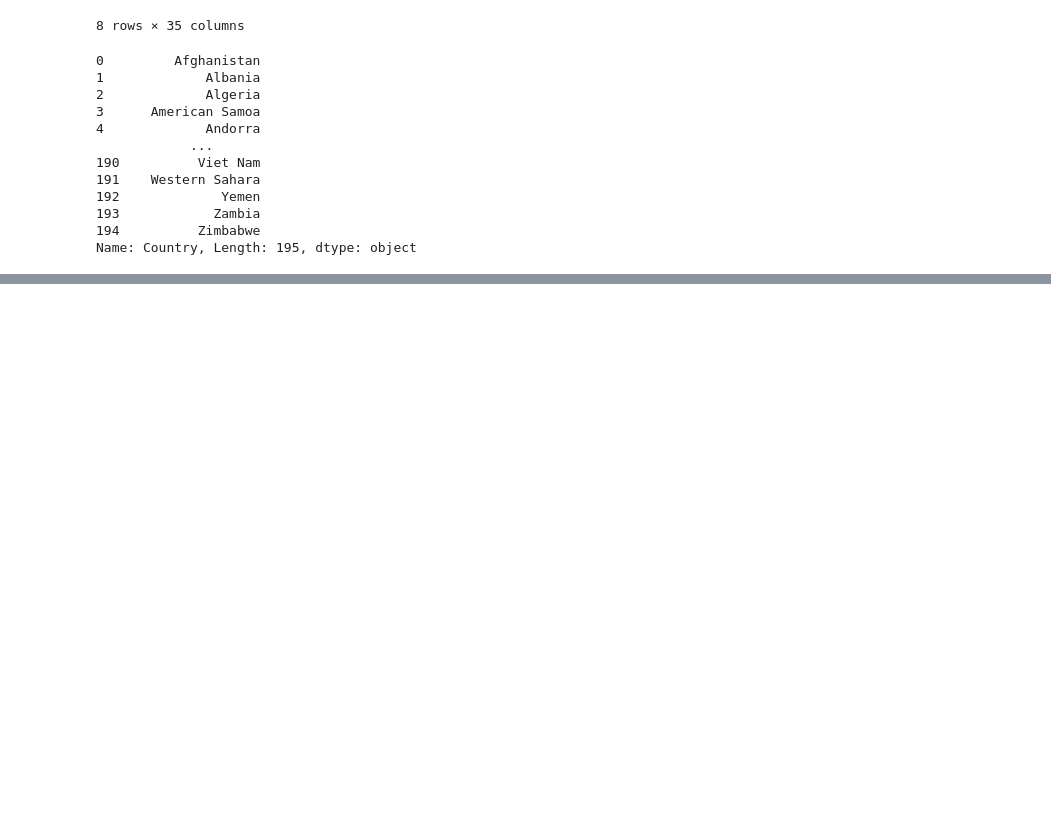
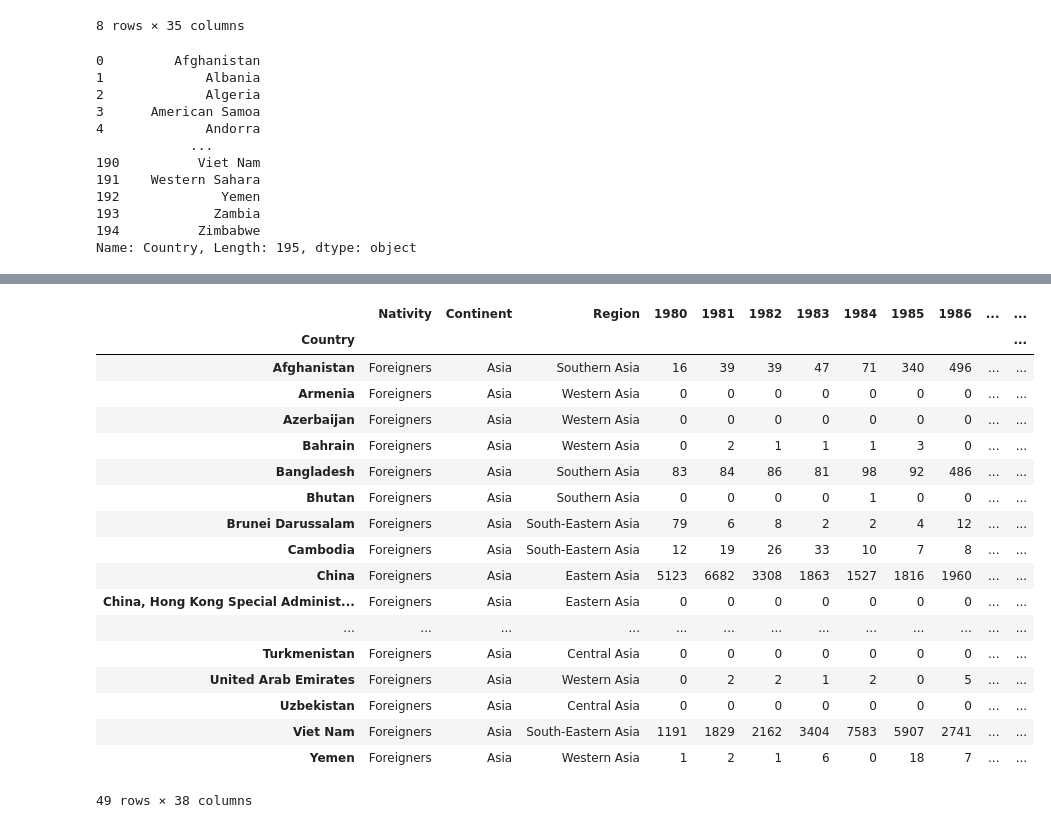
Before and after one commit to PrashanthKumarGurram/DataVisualizationWithPython, a Jupyter notebook: PrashWeek1intro.ipynb, the cells around one changed output, grey strips where cells are left out. Drawn from its saved outputs; the diff is of its cells as text; code cells hidden in the pictures; blank space fills up the shorter version.

```diff
--- a/PrashWeek1intro.ipynb
+++ b/PrashWeek1intro.ipynb
@@ -206 +206,5 @@ df_can[["Country", "Total"]]
 195 rows × 2 columns
+# %%
+df_can.set_index('Country', inplace=True)
+print(df_can.loc['Japan'])
+df_can.reset_index()
@@ -206,0 +324,5 @@ df_can[["Country", "Total"]]
+# %%
+[print (type(x)) for x in df_can.columns.values]
+df_can.columns = list(map(str, df_can.columns))
+print('break')
+[print (type(y)) for y in df_can.columns.values]
@@ -206,0 +386,4 @@ df_can[["Country", "Total"]]
+# %%
+#1 Filter dataframe based on a condition
+condition = df_can['Continent'] == 'Asia'
+print(condition)
@@ -206,0 +404,23 @@ df_can[["Country", "Total"]]
+# %%
+# 2. pass this condition into the dataFrame
+df_can[condition]
+# %% [output]
+|  | Nativity | Continent | Region | 1980 | 1981 | 1982 | 1983 | 1984 | 1985 | 1986 | ... | ... |
+| Country |  |  |  |  |  |  |  |  |  |  |  | ... |
+| Afghanistan | Foreigners | Asia | Southern Asia | 16 | 39 | 39 | 47 | 71 | 340 | 496 | ... | ... |
+| Armenia | Foreigners | Asia | Western Asia | 0 | 0 | 0 | 0 | 0 | 0 | 0 | ... | ... |
+| Azerbaijan | Foreigners | Asia | Western Asia | 0 | 0 | 0 | 0 | 0 | 0 | 0 | ... | ... |
+| Bahrain | Foreigners | Asia | Western Asia | 0 | 2 | 1 | 1 | 1 | 3 | 0 | ... | ... |
+| Bangladesh | Foreigners | Asia | Southern Asia | 83 | 84 | 86 | 81 | 98 | 92 | 486 | ... | ... |
+| Bhutan | Foreigners | Asia | Southern Asia | 0 | 0 | 0 | 0 | 1 | 0 | 0 | ... | ... |
+| Brunei Darussalam | Foreigners | Asia | South-Eastern Asia | 79 | 6 | 8 | 2 | 2 | 4 | 12 | ... | ... |
+| Cambodia | Foreigners | Asia | South-Eastern Asia | 12 | 19 | 26 | 33 | 10 | 7 | 8 | ... | ... |
+| China | Foreigners | Asia | Eastern Asia | 5123 | 6682 | 3308 | 1863 | 1527 | 1816 | 1960 | ... | ... |
+| China, Hong Kong Special Administ... | Foreigners | Asia | Eastern Asia | 0 | 0 | 0 | 0 | 0 | 0 | 0 | ... | ... |
+| ... | ... | ... | ... | ... | ... | ... | ... | ... | ... | ... | ... | ... |
+| Turkmenistan | Foreigners | Asia | Central Asia | 0 | 0 | 0 | 0 | 0 | 0 | 0 | ... | ... |
+| United Arab Emirates | Foreigners | Asia | Western Asia | 0 | 2 | 2 | 1 | 2 | 0 | 5 | ... | ... |
+| Uzbekistan | Foreigners | Asia | Central Asia | 0 | 0 | 0 | 0 | 0 | 0 | 0 | ... | ... |
+| Viet Nam | Foreigners | Asia | South-Eastern Asia | 1191 | 1829 | 2162 | 3404 | 7583 | 5907 | 2741 | ... | ... |
+| Yemen | Foreigners | Asia | Western Asia | 1 | 2 | 1 | 6 | 0 | 18 | 7 | ... | ... |
+49 rows × 38 columns
```
Also changed, not shown: parts of 14 cells of this notebook, 1 other file.
